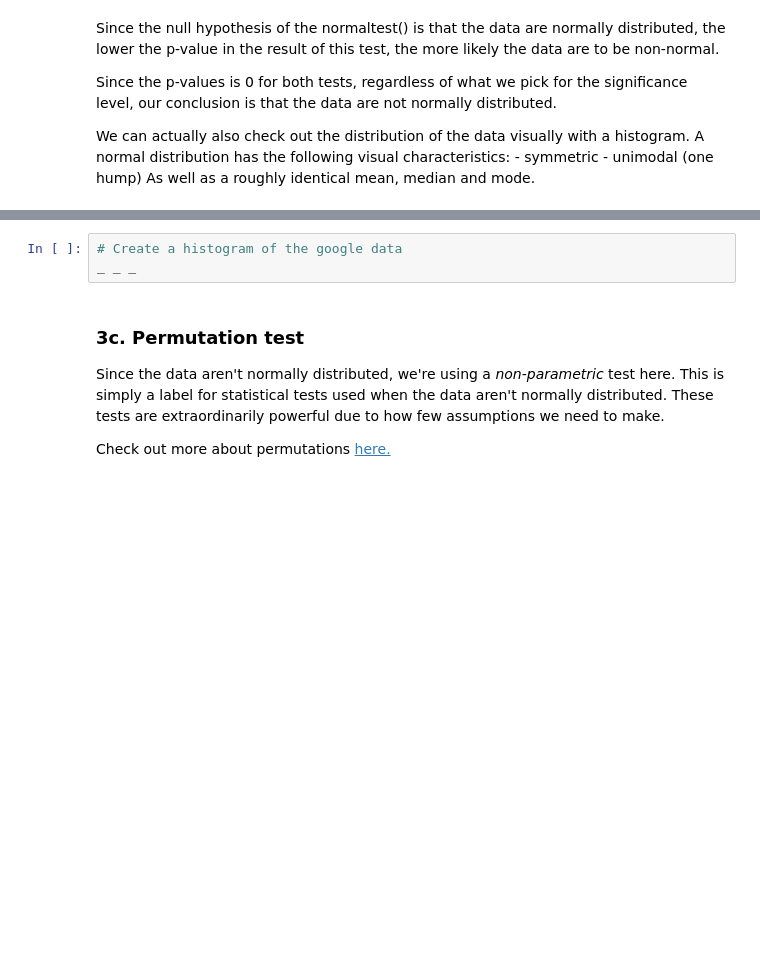
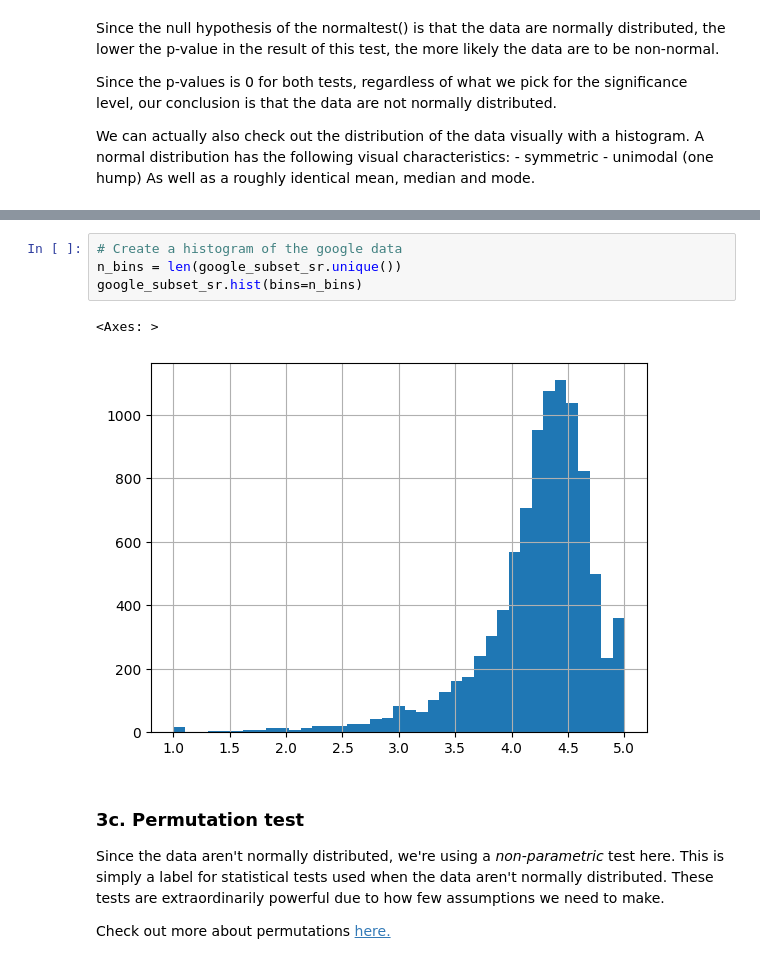
Before and after one commit to KaroAntonio/dsc, a Jupyter notebook: Unit 11 - Python Statistics in EDA/11.3 Apps Case Study/Springboard Apps project - Tier 3 - Complete.ipynb, the cells around one changed output, grey strips where cells are left out. Drawn from its saved outputs; the diff is of its cells as text; blank space fills up the shorter version.

```diff
--- a/Unit 11 - Python Statistics in EDA/11.3 Apps Case Study/Springboard Apps project - Tier 3 - Complete.ipynb
+++ b/Unit 11 - Python Statistics in EDA/11.3 Apps Case Study/Springboard Apps project - Tier 3 - Complete.ipynb
@@ -512,6 +551,10 @@ _ _ _
 # %%
 # Create a histogram of the google data
-_ _ _
+n_bins = len(google_subset_sr.unique())
+google_subset_sr.hist(bins=n_bins)
+# %% [output]
+<Axes: >
+[figure, added]
 # %% [markdown]
 ### 3c. Permutation test
 Since the data aren't normally distributed, we're using a *non-parametric* test here. This is simply a label for statistical tests used when the data aren't normally distributed. These tests are extraordinarily powerful due to how few assumptions we need to make.
```
Also changed, not shown: parts of 21 cells of this notebook.
